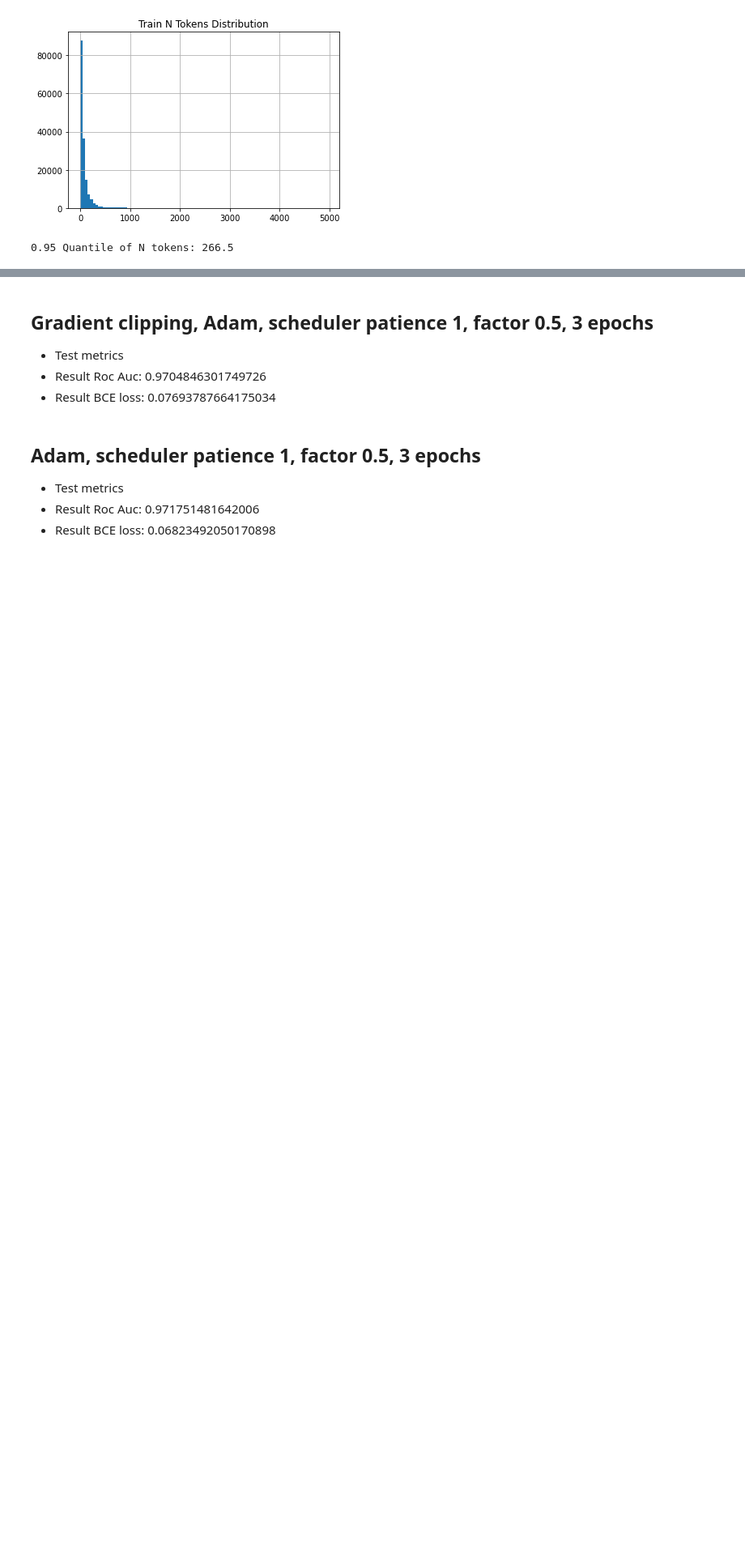
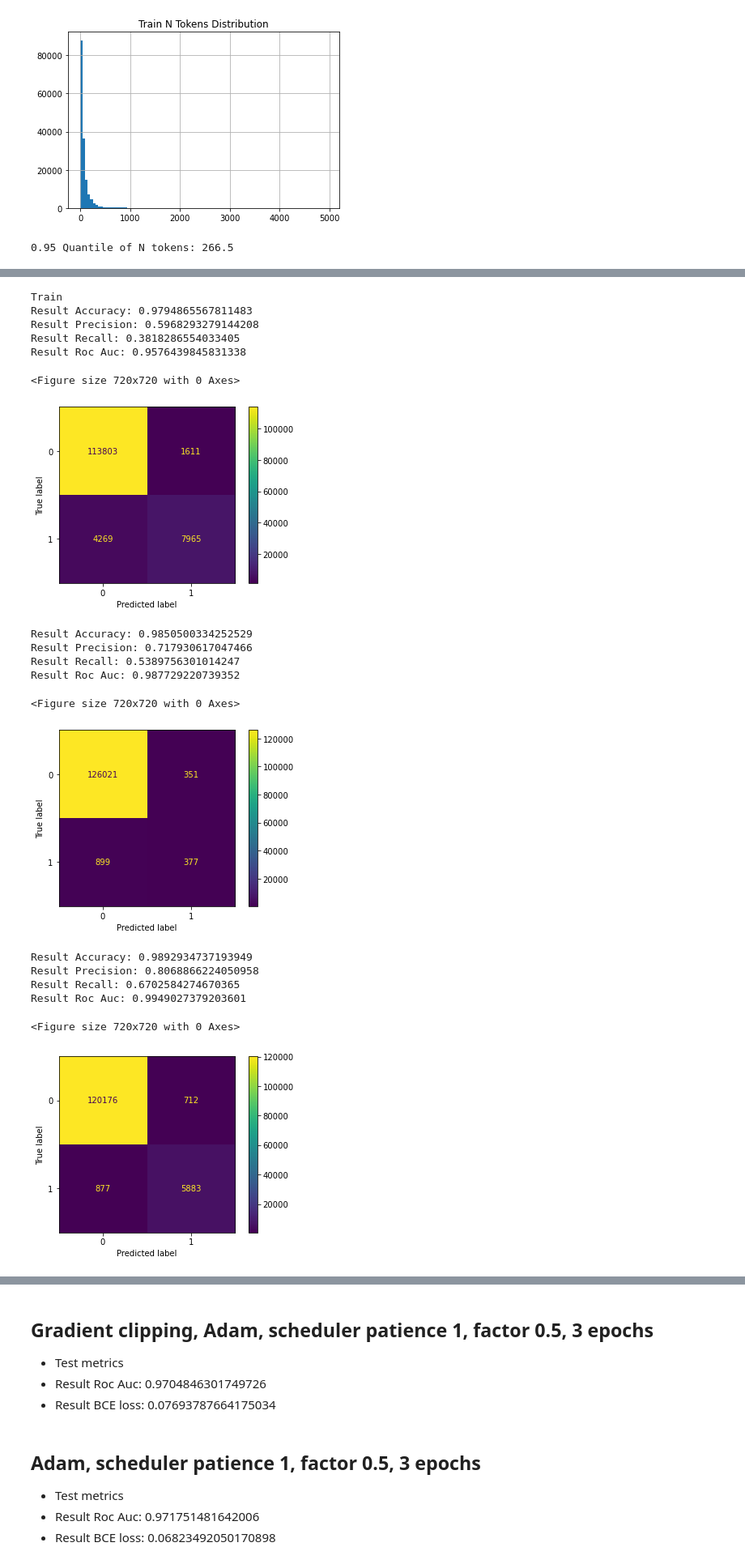
Before and after one commit to NaturalStupidlty/FakeNewsDetection, a Jupyter notebook: Homework/task4.ipynb, the cells around one changed output, grey strips where cells are left out. Shown: that part at 81% size. Saved outputs shown, nothing was run; the diff lists cells and outputs as text; code cells hidden in the pictures; blank space fills up the shorter version.

```diff
--- a/Homework/task4.ipynb
+++ b/Homework/task4.ipynb
@@ -871,0 +708,51 @@ plt.show()
+# %%
+def classification_report(y_true, y_pred, verbose=True, tresh=0.5):
+    assert y_true.shape == y_pred.shape
+    roc_aucs = [roc_auc_score(y_true[:,i], y_pred[:,i]) for i in range(y_pred.shape[1])]
+    accuracies = [accuracy_score(y_true[:,i], y_pred[:,i] > tresh) for i in range(y_pred.shape[1])]
+    precisions = [precision_score(y_true[:,i], y_pred[:,i] > tresh) for i in range(y_pred.shape[1])]
+    recalls = [recall_score(y_true[:,i], y_pred[:,i] > tresh) for i in range(y_pred.shape[1])]
+    if verbose:
+        print(f"Result Accuracy: {np.mean(accuracies)}")
+        print(f"Result Precision: {np.mean(precisions)}")
+        print(f"Result Recall: {np.mean(recalls)}")
+        print(f"Result Roc Auc: {np.mean(roc_aucs)}")
+    plt.figure(figsize=(10,10))
+    cm = confusion_matrix(
+            y_true[:,i],
+            y_pred[:,i] > tresh,
+        )
+    disp = ConfusionMatrixDisplay(
+            confusion_matrix=cm
+        )
+    disp.plot()
+    plt.show()
+# %%
+print("Train")
+for i in range(n_epochs):
+    classification_report(train_all_epoch_targets[i], train_all_epoch_labels[i])
+    print()
+print("Valid")
+for i in range(n_epochs):
+    classification_report(valid_all_epoch_targets[i], valid_all_epoch_labels[i])
+    print()
+# %% [output]
+Train
+Result Accuracy: 0.9794865567811483
+Result Precision: 0.5968293279144208
+Result Recall: 0.3818286554033405
+Result Roc Auc: 0.9576439845831338
+<Figure size 720x720 with 0 Axes>
+[figure, added]
+Result Accuracy: 0.9850500334252529
+Result Precision: 0.717930617047466
+Result Recall: 0.5389756301014247
+Result Roc Auc: 0.987729220739352
+<Figure size 720x720 with 0 Axes>
+[figure, added]
+Result Accuracy: 0.9892934737193949
+Result Precision: 0.8068866224050958
+Result Recall: 0.6702584274670365
+Result Roc Auc: 0.9949027379203601
+<Figure size 720x720 with 0 Axes>
+[figure, added]
```
Also changed, not shown: parts of 12 cells of this notebook, 4 other files.
